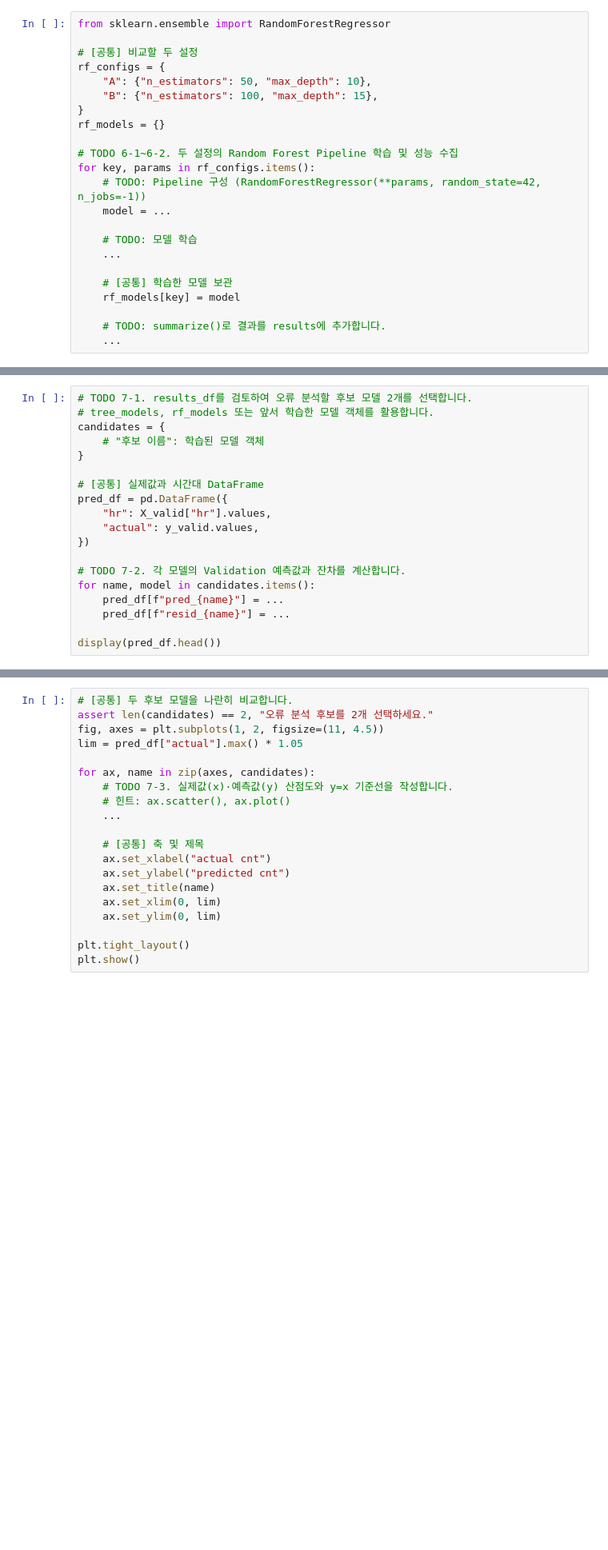
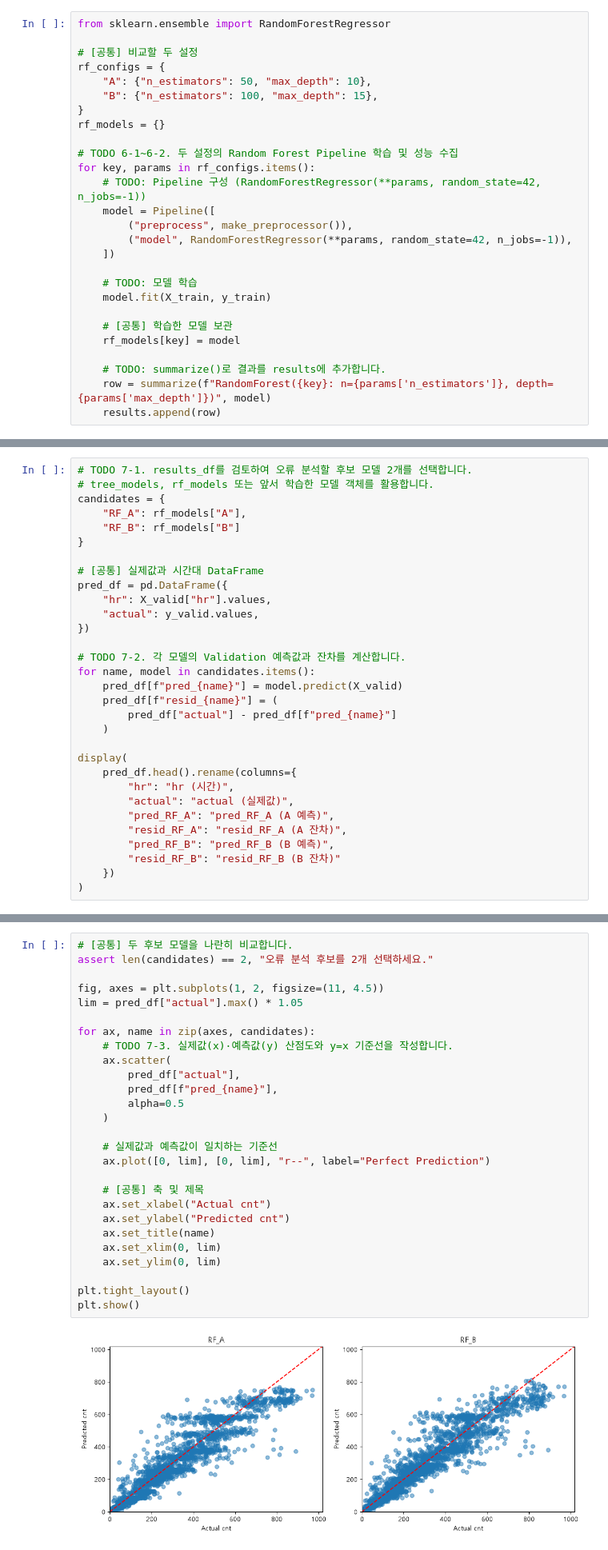
Before and after one commit to iremys/ai-mini-projects, a Jupyter notebook: mini-project-01/code/01_regression_bike_demand.ipynb, the cells around one changed output, grey strips where cells are left out. Shown at 80% size. Saved outputs shown, nothing was run; the diff lists cells and outputs as text; blank space fills up the shorter version.

```diff
--- a/mini-project-01/code/01_regression_bike_demand.ipynb
+++ b/mini-project-01/code/01_regression_bike_demand.ipynb
@@ -737,16 +765,20 @@ rf_models = {}
 # TODO 6-1~6-2. 두 설정의 Random Forest Pipeline 학습 및 성능 수집
 for key, params in rf_configs.items():
     # TODO: Pipeline 구성 (RandomForestRegressor(**params, random_state=42, n_jobs=-1))
-    model = ...
+    model = Pipeline([
+        ("preprocess", make_preprocessor()),
+        ("model", RandomForestRegressor(**params, random_state=42, n_jobs=-1)),
+    ])
 
     # TODO: 모델 학습
-    ...
+    model.fit(X_train, y_train)
 
     # [공통] 학습한 모델 보관
     rf_models[key] = model
 
     # TODO: summarize()로 결과를 results에 추가합니다.
-    ...
+    row = summarize(f"RandomForest({key}: n={params['n_estimators']}, depth={params['max_depth']})", model)
+    results.append(row)
 # %% [markdown]
 ### ⑥-2. 전체 성능표 비교 — TODO
 # %%
@@ -774,7 +815,8 @@ display(results_df.round(3))
 # TODO 7-1. results_df를 검토하여 오류 분석할 후보 모델 2개를 선택합니다.
 # tree_models, rf_models 또는 앞서 학습한 모델 객체를 활용합니다.
 candidates = {
-    # "후보 이름": 학습된 모델 객체
+    "RF_A": rf_models["A"],
+    "RF_B": rf_models["B"]
 }
 
 # [공통] 실제값과 시간대 DataFrame
@@ -785,7 +827,18 @@ pred_df = pd.DataFrame({
 
 # TODO 7-2. 각 모델의 Validation 예측값과 잔차를 계산합니다.
 for name, model in candidates.items():
-    pred_df[f"pred_{name}"] = ...
-    pred_df[f"resid_{name}"] = ...
+    pred_df[f"pred_{name}"] = model.predict(X_valid)
+    pred_df[f"resid_{name}"] = (
+        pred_df["actual"] - pred_df[f"pred_{name}"]
+    )
 
-display(pred_df.head())
+display(
+    pred_df.head().rename(columns={
+        "hr": "hr (시간)",
+        "actual": "actual (실제값)",
+        "pred_RF_A": "pred_RF_A (A 예측)",
+        "resid_RF_A": "resid_RF_A (A 잔차)",
+        "pred_RF_B": "pred_RF_B (B 예측)",
+        "resid_RF_B": "resid_RF_B (B 잔차)"
+    })
+)
@@ -794,23 +854,32 @@ display(pred_df.head())
 # %%
 # [공통] 두 후보 모델을 나란히 비교합니다.
 assert len(candidates) == 2, "오류 분석 후보를 2개 선택하세요."
+
 fig, axes = plt.subplots(1, 2, figsize=(11, 4.5))
 lim = pred_df["actual"].max() * 1.05
 
 for ax, name in zip(axes, candidates):
     # TODO 7-3. 실제값(x)·예측값(y) 산점도와 y=x 기준선을 작성합니다.
-    # 힌트: ax.scatter(), ax.plot()
-    ...
+    ax.scatter(
+        pred_df["actual"],
+        pred_df[f"pred_{name}"],
+        alpha=0.5
+    )
+
+    # 실제값과 예측값이 일치하는 기준선
+    ax.plot([0, lim], [0, lim], "r--", label="Perfect Prediction")
 
     # [공통] 축 및 제목
-    ax.set_xlabel("actual cnt")
-    ax.set_ylabel("predicted cnt")
+    ax.set_xlabel("Actual cnt")
+    ax.set_ylabel("Predicted cnt")
     ax.set_title(name)
     ax.set_xlim(0, lim)
     ax.set_ylim(0, lim)
 
 plt.tight_layout()
 plt.show()
+# %% [output]
+[figure, added]
 # %% [markdown]
 ### ⑦-3. 시간대별 MAE — TODO
 # %%
```
Also changed, not shown: parts of 14 cells of this notebook, 2 other files.
